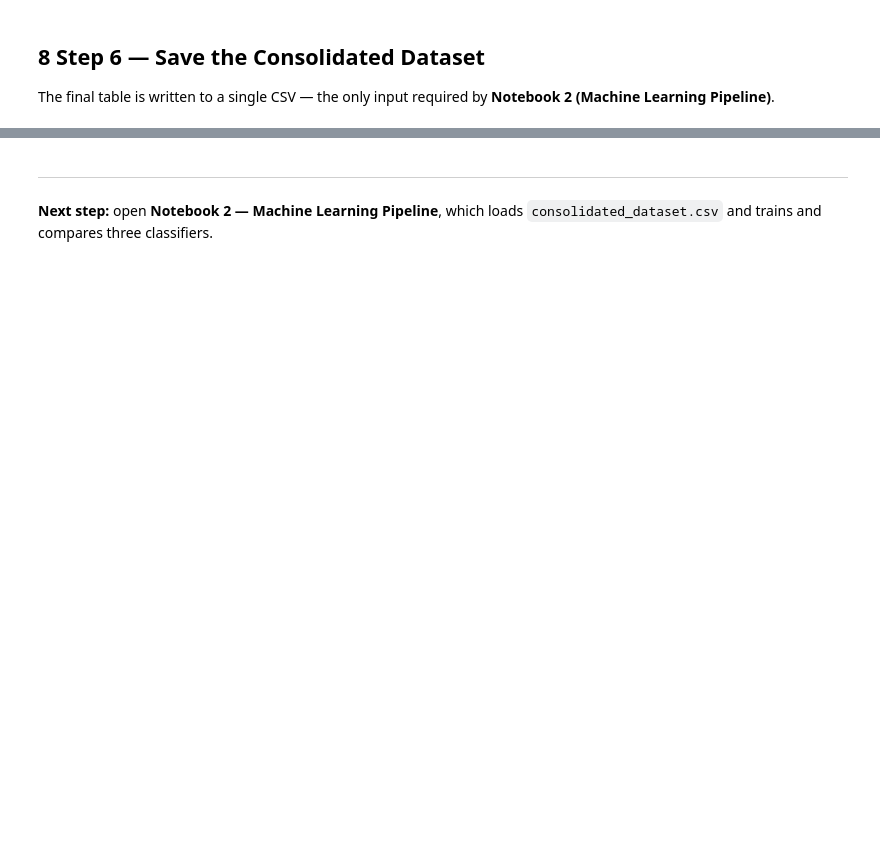
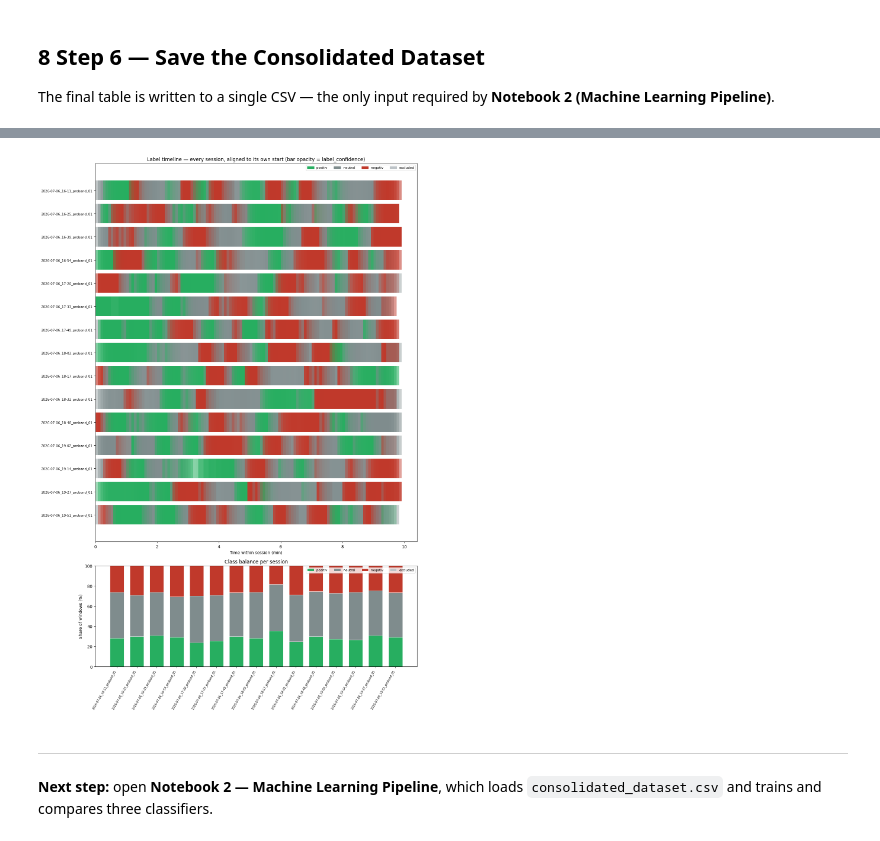
Before and after one commit to JakobJetter/COIN2026_Team-1_Plant-Emotion-Detector, a Jupyter notebook: notebooks/04_dataset_creation.ipynb, the cells around one changed output, grey strips where cells are left out. Drawn from its saved outputs; the diff is of its cells as text; code cells hidden in the pictures; blank space fills up the shorter version.

Commit message:
Notebooks after experiment

```diff
--- a/notebooks/04_dataset_creation.ipynb
+++ b/notebooks/04_dataset_creation.ipynb
@@ -397,3 +452,66 @@ negativ    23.9 %
+# %%
+
+import numpy as np
+import matplotlib.pyplot as plt
+import matplotlib.patches as mpatches
+
+# Fixed categorical colors — same convention used throughout this project,
+# so the same color always means the same label in every notebook.
+LABEL_COLOR = {"positiv": "#27ae60", "neutral": "#7f8c8d",
+               "negativ": "#c0392b", "excluded": "#bdc3c7"}
+LABEL_ORDER = ["positiv", "neutral", "negativ", "excluded"]
+
+sess_order = sorted(dataset["session_id"].unique())
+n_sess = len(sess_order)
+
+fig, (ax_tl, ax_bar) = plt.subplots(
+    2, 1, figsize=(13, 1.0 * n_sess + 4), gridspec_kw={"height_ratios": [n_sess, 4]}
+)
+
+# -- Top: multi-row timeline -----------------------------------------
+for row_i, sid in enumerate(sess_order):
+    sub = dataset[dataset["session_id"] == sid].sort_values("win_start_ms")
+    t0 = sub["win_start_ms"].min()
+    for _, r in sub.iterrows():
+        t_start_min = (r["win_start_ms"] - t0) / 60_000
+        conf = r["label_confidence"] if pd.notna(r["label_confidence"]) else 0.0
+        width_min = 30 / 60  # WIN_S = 30s (must match the classifier's window length)
+        ax_tl.barh(row_i, width_min, left=t_start_min, height=0.85,
+                   color=LABEL_COLOR.get(r["label"], "#bdc3c7"),
+                   alpha=0.3 + 0.7 * conf, edgecolor="none")
+
+ax_tl.set_yticks(range(n_sess))
+ax_tl.set_yticklabels(sess_order, fontsize=8)
+ax_tl.set_xlabel("Time within session (min)")
+ax_tl.set_title("Label timeline — every session, aligned to its own start "
+                "(bar opacity = label_confidence)")
+ax_tl.invert_yaxis()
+patches = [mpatches.Patch(color=c, label=l) for l, c in LABEL_COLOR.items()]
+ax_tl.legend(handles=patches, loc="upper right", fontsize=8, ncol=4)
+
+# -- Bottom: per-session class-balance stacked bars -------------------
+counts = (dataset.groupby(["session_id", "label"]).size()
+          .unstack(fill_value=0).reindex(index=sess_order, columns=LABEL_ORDER, fill_value=0))
+props = counts.div(counts.sum(axis=1), axis=0) * 100
+
+bottom = np.zeros(n_sess)
+x = np.arange(n_sess)
+for lab in LABEL_ORDER:
+    ax_bar.bar(x, props[lab].values, bottom=bottom, color=LABEL_COLOR[lab],
+              label=lab, width=0.7, edgecolor="white", linewidth=0.6)
+    bottom += props[lab].values
+
+ax_bar.set_xticks(x)
+ax_bar.set_xticklabels(sess_order, rotation=60, ha="right", fontsize=7)
+ax_bar.set_ylabel("Share of windows (%)")
+ax_bar.set_title("Class balance per session")
+ax_bar.set_ylim(0, 100)
+ax_bar.legend(loc="upper right", fontsize=8, ncol=4)
+
+plt.tight_layout()
+plt.show()
+# %% [output]
+[figure, added]
 # %% [markdown]
 ---
 
```
Also changed, not shown: parts of 8 cells of this notebook, 3 other files.
